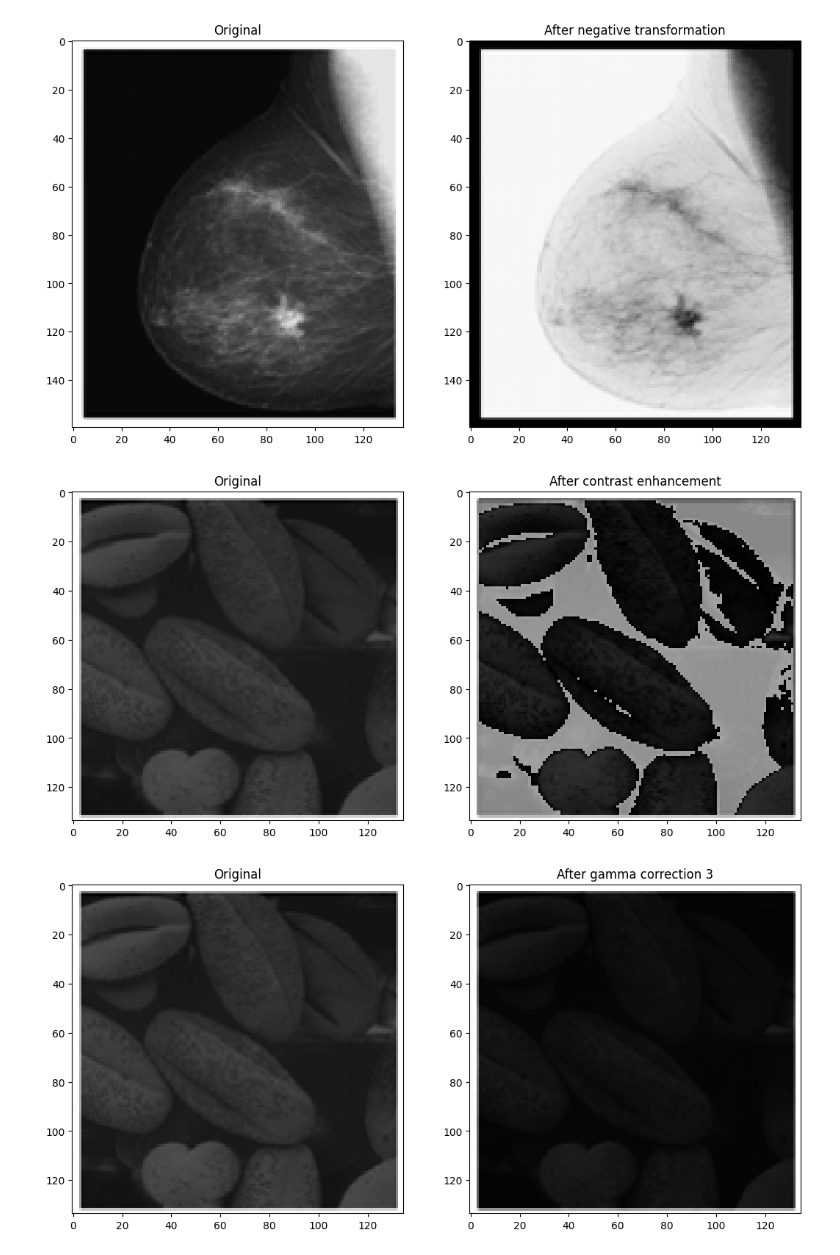
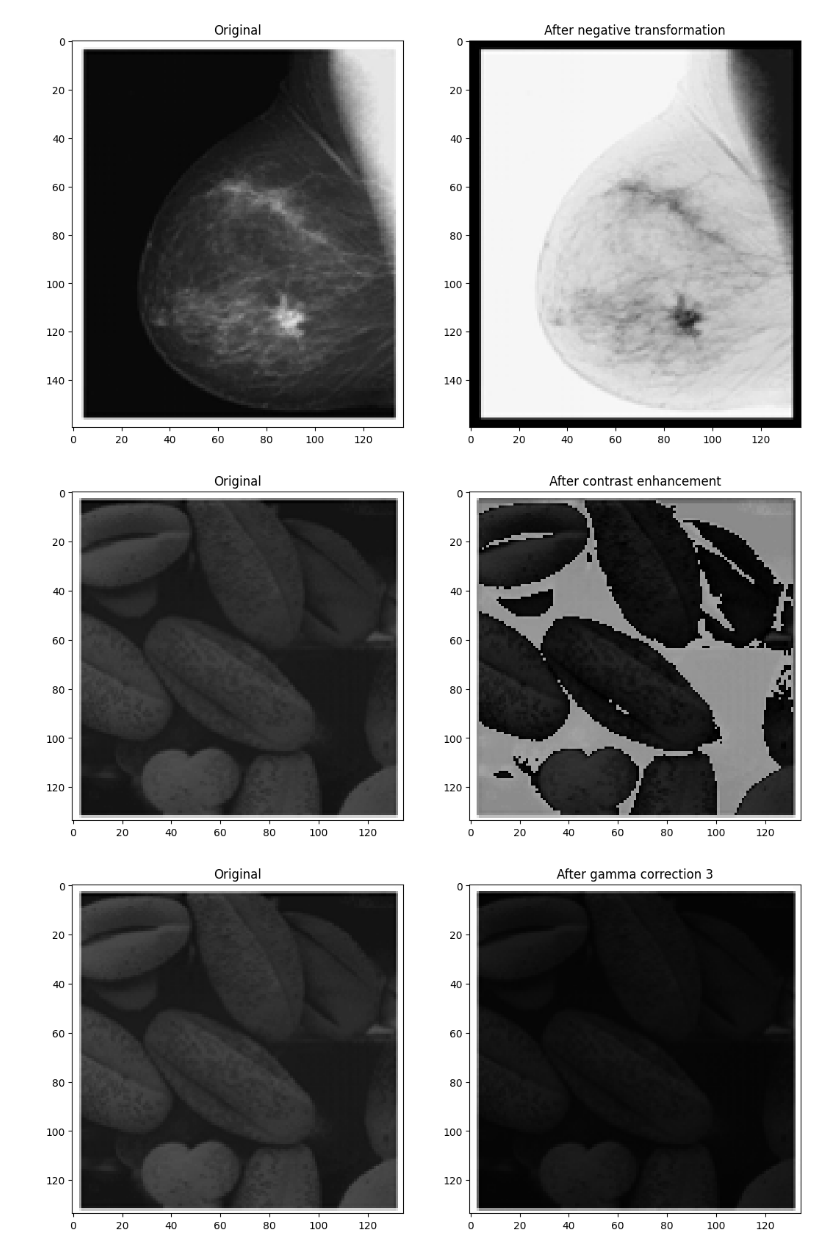
Before and after one commit to BeshoyMorad/ImageProcessing_Labs, a Jupyter notebook: Lab 4/Lab4_STD.ipynb, the cells around one changed output. Saved outputs shown, nothing was run; the diff lists cells and outputs as text; code cells hidden in the pictures.

```diff
--- a/Lab4/Lab4_STD.ipynb
+++ b/Lab 4/Lab4_STD.ipynb
@@ -53,32 +53,32 @@ show_images([img1, img1After], ["Original", "After negative transformation"])
 # %%
 '''
 2
 Contrast Enhancement
 '''
 # using for loops and if statements
 
 # def contrastEnhancement(img):
 # 	newimg = np.copy(img)
 # 	height = img.shape[0]
 # 	width = img.shape[1]
 # 	for i in range(height):
 # 			for j in range(width):
 # 					if(img[i][j] * 255 >= 0 and img[i][j] * 255 <= 100):
 # 							newimg[i][j] = (((3/2) * (img[i][j] * 255)) + 50)/255
 # 	return newimg
 
 def contrastEnhancement(img):
-	imgCopy = (img * 255).astype(np.uint8)
+	imgCopy = 255 * (img / img.max())
 	imgCopy[np.logical_and(imgCopy >= 0, imgCopy <= 100)] = 1.5 * imgCopy[np.logical_and(imgCopy >= 0, imgCopy <= 100)] + 50
 	return imgCopy
 
 
 img2 = io.imread("./imgs/Picture2.png", as_gray=True)
 img2After = contrastEnhancement(img2)
 
 show_images([img2, img2After], ["Original", "After contrast enhancement"])
 # %% [output]
-[figure, old version]
+[figure, new version]
 # %%
 '''
 3
```
Also changed, not shown: parts of 2 cells of this notebook, 22 other files.
